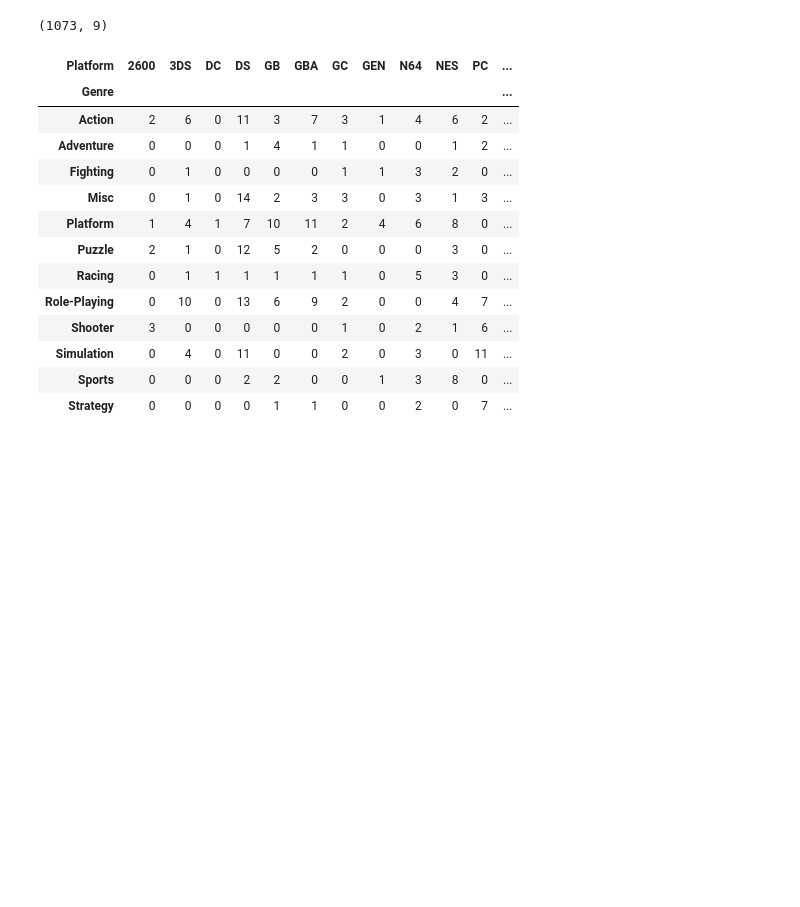
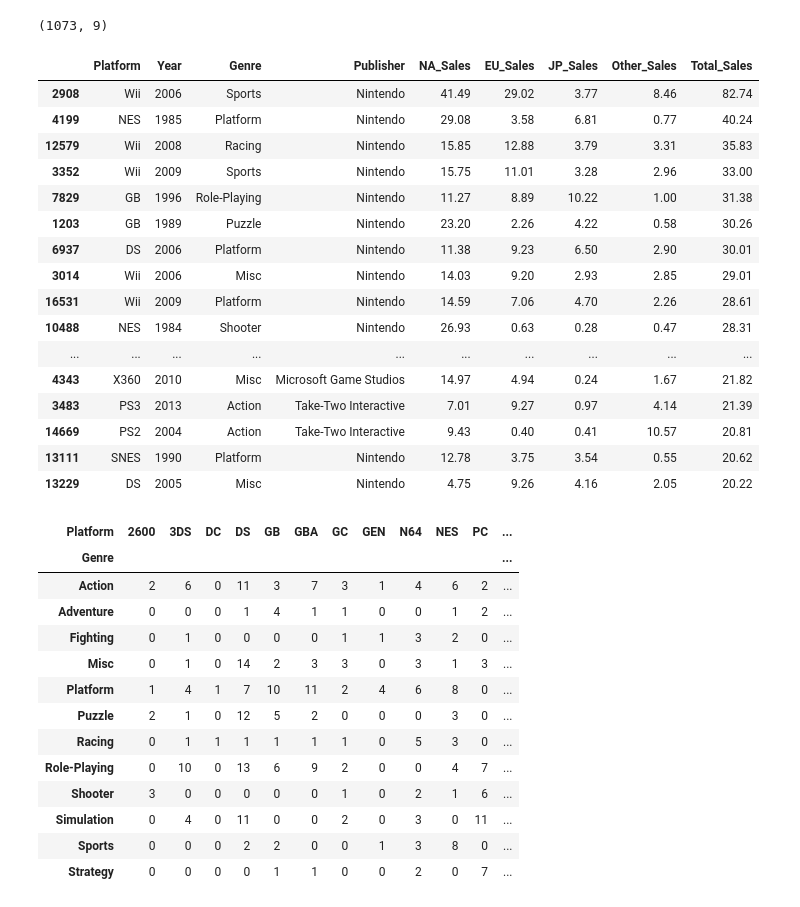
Before and after one commit to ohyunju/projects, a Jupyter notebook: project1/Project1.ipynb, the cells around one changed output. Cells and saved outputs as stored; diff of their text form; code cells hidden in the pictures; blank space fills up the shorter version.

```diff
--- a/project1/Project1.ipynb
+++ b/project1/Project1.ipynb
@@ -1296,6 +1313,26 @@ Top_Sales.shape
 8694.349999999999
 1073 개가 50퍼센트 이상
 (1073, 9)
+# %%
+Top_Sales[0:20]
+# %% [output]
+|  | Platform | Year | Genre | Publisher | NA_Sales | EU_Sales | JP_Sales | Other_Sales | Total_Sales |
+| 2908 | Wii | 2006 | Sports | Nintendo | 41.49 | 29.02 | 3.77 | 8.46 | 82.74 |
+| 4199 | NES | 1985 | Platform | Nintendo | 29.08 | 3.58 | 6.81 | 0.77 | 40.24 |
+| 12579 | Wii | 2008 | Racing | Nintendo | 15.85 | 12.88 | 3.79 | 3.31 | 35.83 |
+| 3352 | Wii | 2009 | Sports | Nintendo | 15.75 | 11.01 | 3.28 | 2.96 | 33.00 |
+| 7829 | GB | 1996 | Role-Playing | Nintendo | 11.27 | 8.89 | 10.22 | 1.00 | 31.38 |
+| 1203 | GB | 1989 | Puzzle | Nintendo | 23.20 | 2.26 | 4.22 | 0.58 | 30.26 |
+| 6937 | DS | 2006 | Platform | Nintendo | 11.38 | 9.23 | 6.50 | 2.90 | 30.01 |
+| 3014 | Wii | 2006 | Misc | Nintendo | 14.03 | 9.20 | 2.93 | 2.85 | 29.01 |
+| 16531 | Wii | 2009 | Platform | Nintendo | 14.59 | 7.06 | 4.70 | 2.26 | 28.61 |
+| 10488 | NES | 1984 | Shooter | Nintendo | 26.93 | 0.63 | 0.28 | 0.47 | 28.31 |
+| ... | ... | ... | ... | ... | ... | ... | ... | ... | ... |
+| 4343 | X360 | 2010 | Misc | Microsoft Game Studios | 14.97 | 4.94 | 0.24 | 1.67 | 21.82 |
+| 3483 | PS3 | 2013 | Action | Take-Two Interactive | 7.01 | 9.27 | 0.97 | 4.14 | 21.39 |
+| 14669 | PS2 | 2004 | Action | Take-Two Interactive | 9.43 | 0.40 | 0.41 | 10.57 | 20.81 |
+| 13111 | SNES | 1990 | Platform | Nintendo | 12.78 | 3.75 | 3.54 | 0.55 | 20.62 |
+| 13229 | DS | 2005 | Misc | Nintendo | 4.75 | 9.26 | 4.16 | 2.05 | 20.22 |
 # %%
 Top_Sales2 = pd.crosstab(Top_Sales['Genre'], Top_Sales['Platform'])
 Top_Sales2
```
Also changed, not shown: parts of 6 cells of this notebook.
